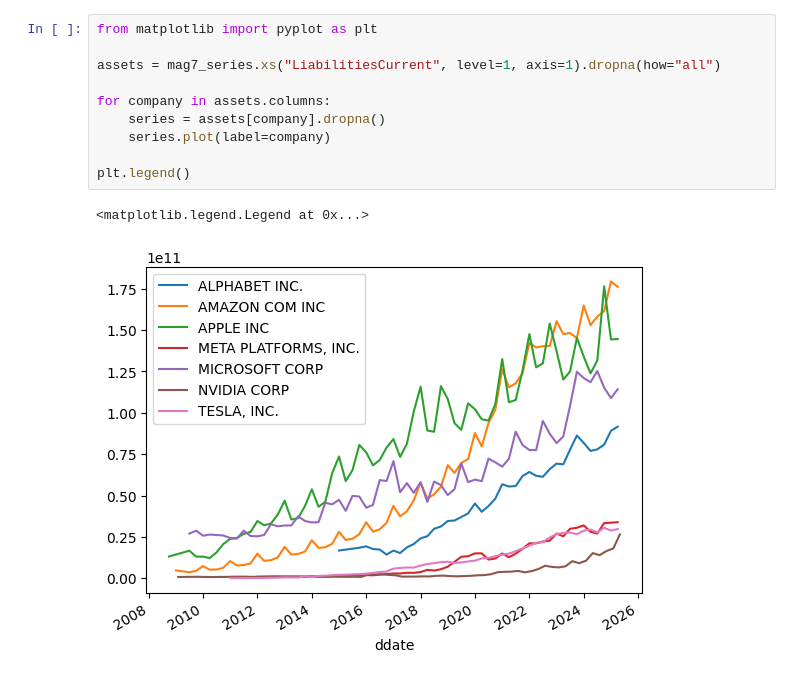
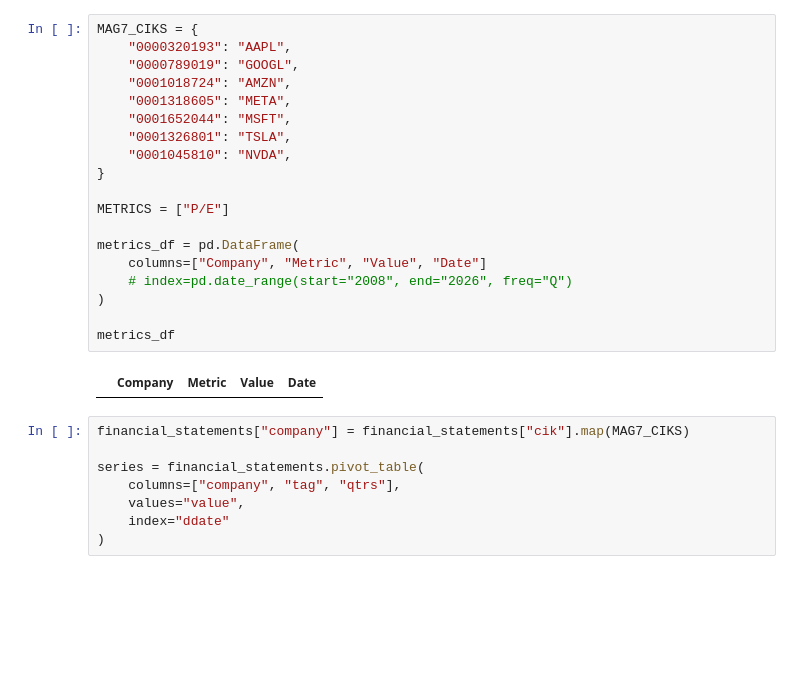
Before and after one commit to ericleonen/sec-fundamentals-explorer, a Jupyter notebook: notebooks/magnificent-7.ipynb, the cells around one changed output. Cells and saved outputs as stored; diff of their text form; blank space fills up the shorter version.

```diff
--- a/notebooks/magnificent-7.ipynb
+++ b/notebooks/magnificent-7.ipynb
@@ -90,13 +30,29 @@ mag7_series
-# %%
-from matplotlib import pyplot as plt
-
-assets = mag7_series.xs("LiabilitiesCurrent", level=1, axis=1).dropna(how="all")
-
-for company in assets.columns:
-    series = assets[company].dropna()
-    series.plot(label=company)
-
-plt.legend()
-# %% [output]
-<matplotlib.legend.Legend at 0x...>
-[figure, removed]
+# %%
+MAG7_CIKS = {
+    "0000320193": "AAPL",
+    "0000789019": "GOOGL",
+    "0001018724": "AMZN",
+    "0001318605": "META",
+    "0001652044": "MSFT",
+    "0001326801": "TSLA",
+    "0001045810": "NVDA",
+}
+
+METRICS = ["P/E"]
+
+metrics_df = pd.DataFrame(
+    columns=["Company", "Metric", "Value", "Date"]
+    # index=pd.date_range(start="2008", end="2026", freq="Q")
+)
+
+metrics_df
+# %% [output]
+|  | Company | Metric | Value | Date |
+# %%
+financial_statements["company"] = financial_statements["cik"].map(MAG7_CIKS)
+
+series = financial_statements.pivot_table(
+    columns=["company", "tag", "qtrs"],
+    values="value",
+    index="ddate"
+)
```
Also changed, not shown: parts of 13 cells of this notebook, 6 other files.
